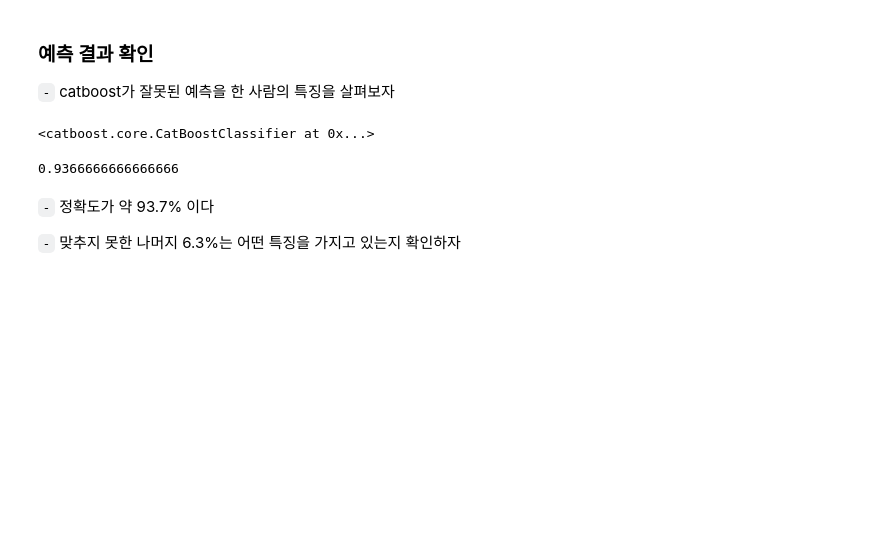
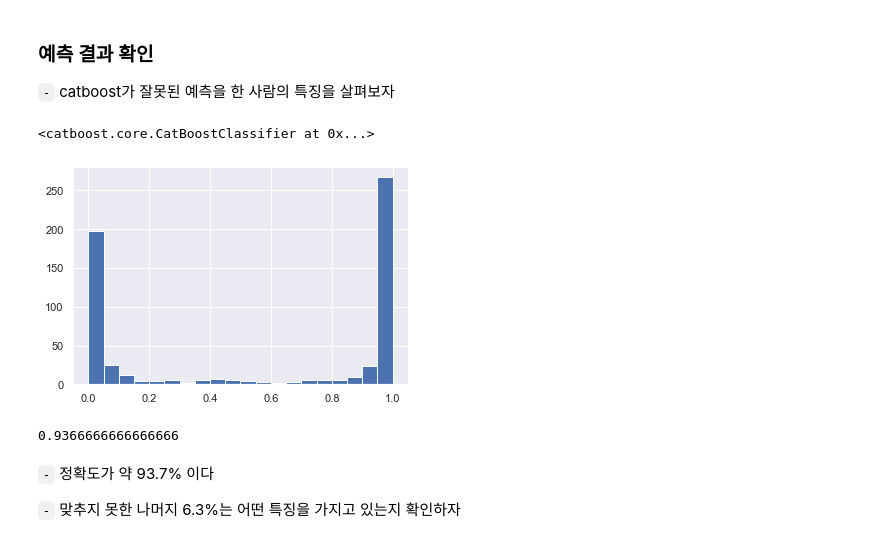
Before and after one commit to Jaesu26/Dacon-Basic, a Jupyter notebook: 항공사-고객만족도-예측/항공사-고객만족도-모델링/항공사-고객만족도-모델링.ipynb, the cells around one changed output. Saved outputs shown, nothing was run; the diff lists cells and outputs as text; code cells hidden in the pictures; blank space fills up the shorter version.

```diff
--- a/항공사-고객만족도-예측/항공사-고객만족도-모델링/항공사-고객만족도-모델링.ipynb
+++ b/항공사-고객만족도-예측/항공사-고객만족도-모델링/항공사-고객만족도-모델링.ipynb
@@ -534,3 +510,8 @@ y_predict = cb.predict(x_valid)
+# %%
+plt.hist(cb.predict_proba(x_valid)[:,1], bins = 20)
+plt.show()
+# %% [output]
+[figure, added]
 # %%
 accuracy(y_predict, y_valid)
 # %% [output]
```
Also changed, not shown: parts of 70 cells of this notebook.
